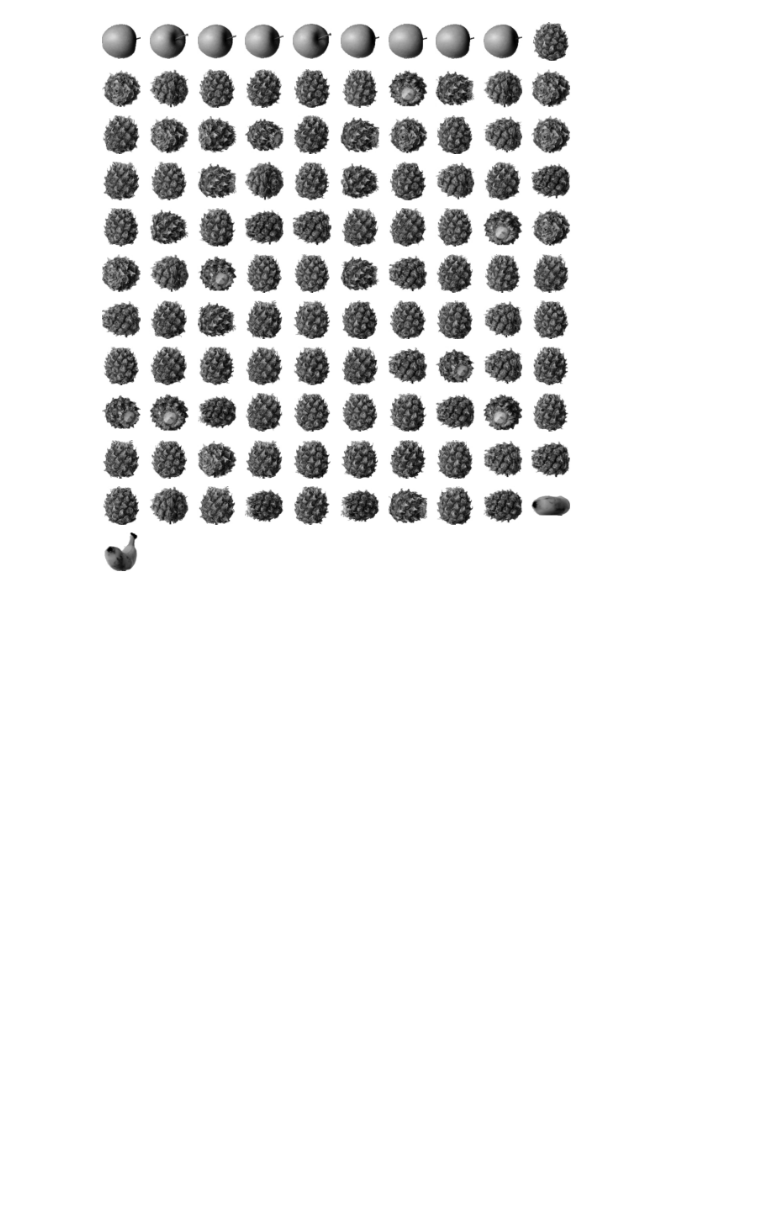
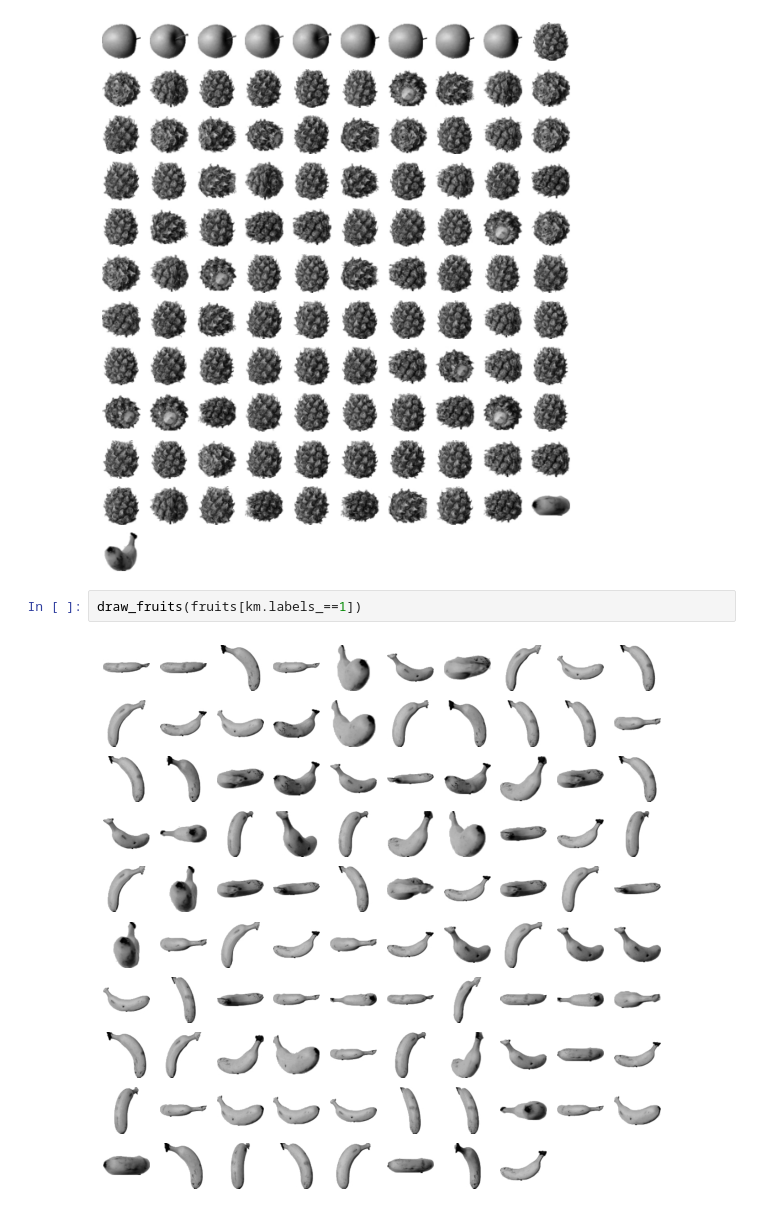
Before and after one commit to inputJun/MachineLearning-Study, a Jupyter notebook: 06_2_k_평균.ipynb, the cells around one changed output. Cells and saved outputs as stored; diff of their text form; blank space fills up the shorter version.

```diff
--- a/06_2_k_평균.ipynb
+++ b/06_2_k_평균.ipynb
@@ -66,3 +66,7 @@ def draw_fruits(arr, ratio=1):
 draw_fruits(fruits[km.labels_==0])
 # %% [output]
 [figure]
+# %%
+draw_fruits(fruits[km.labels_==1])
+# %% [output]
+[figure, added]
```
Also changed, not shown: parts of 7 cells of this notebook.
